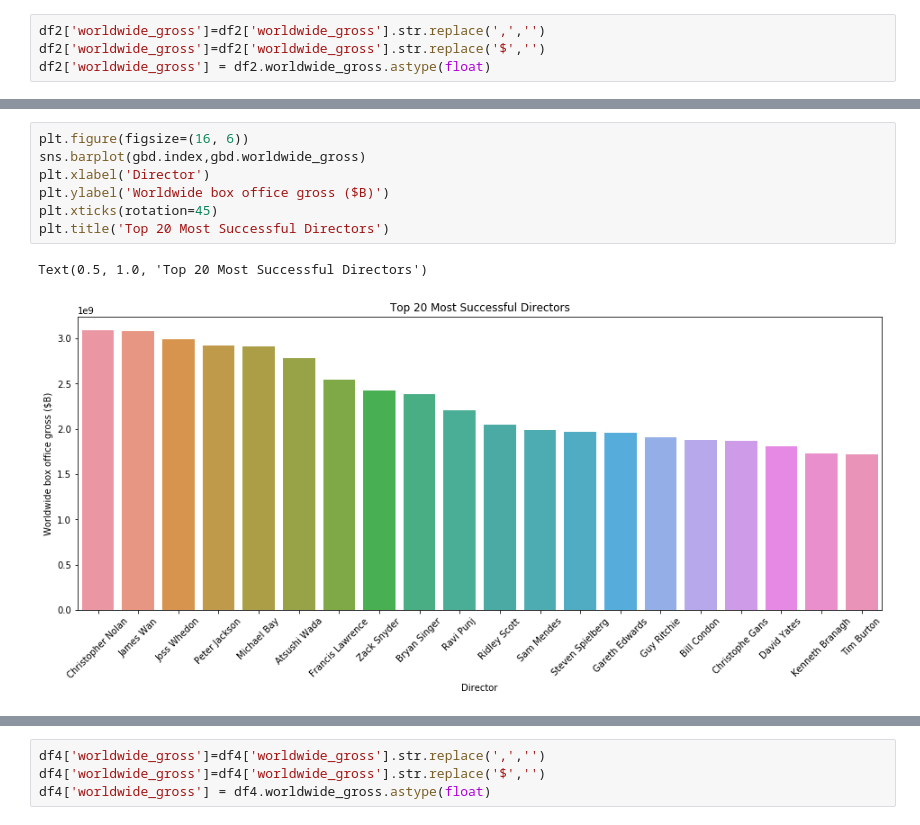
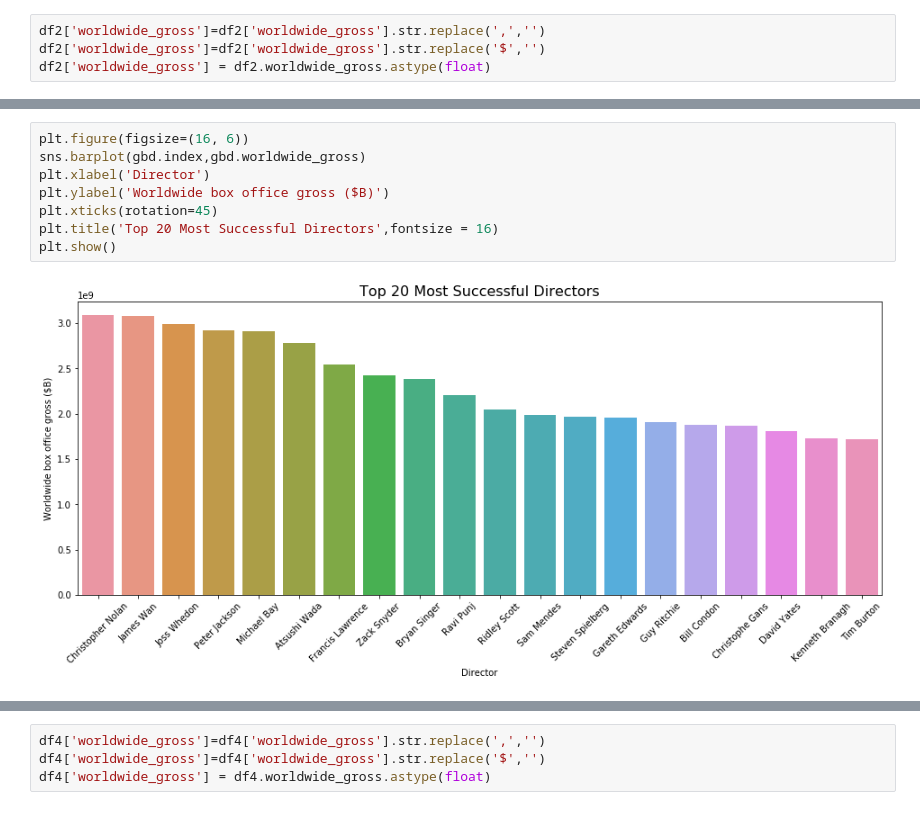
Before and after one commit to medoffc/carmijohngowalking, a Jupyter notebook: Carmi and John Walked 1,000 Miles.ipynb, the cells around one changed output, grey strips where cells are left out. Cells and saved outputs as stored; diff of their text form.

```diff
--- a/Carmi and John Walked 1,000 Miles.ipynb
+++ b/Carmi and John Walked 1,000 Miles.ipynb
@@ -309,10 +351,10 @@ gbd = g.groupby('primary_name').sum().sort_values('worldwide_gross',ascending=Fa
 # %%
 plt.figure(figsize=(16, 6))
 sns.barplot(gbd.index,gbd.worldwide_gross)
 plt.xlabel('Director')
 plt.ylabel('Worldwide box office gross ($B)')
 plt.xticks(rotation=45)
-plt.title('Top 20 Most Successful Directors')
+plt.title('Top 20 Most Successful Directors',fontsize = 16)
+plt.show()
 # %% [output]
-Text(0.5, 1.0, 'Top 20 Most Successful Directors')
-[figure, old version]
+[figure, new version]
```
Also changed, not shown: parts of 19 cells of this notebook, 1 other file.
